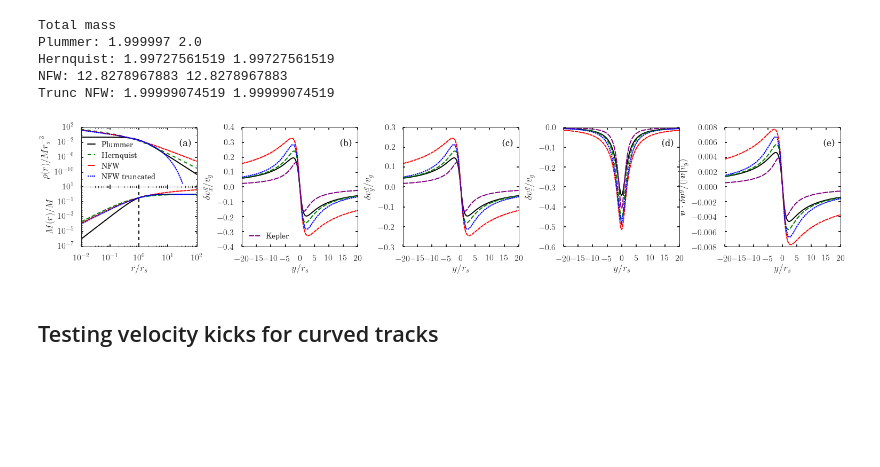
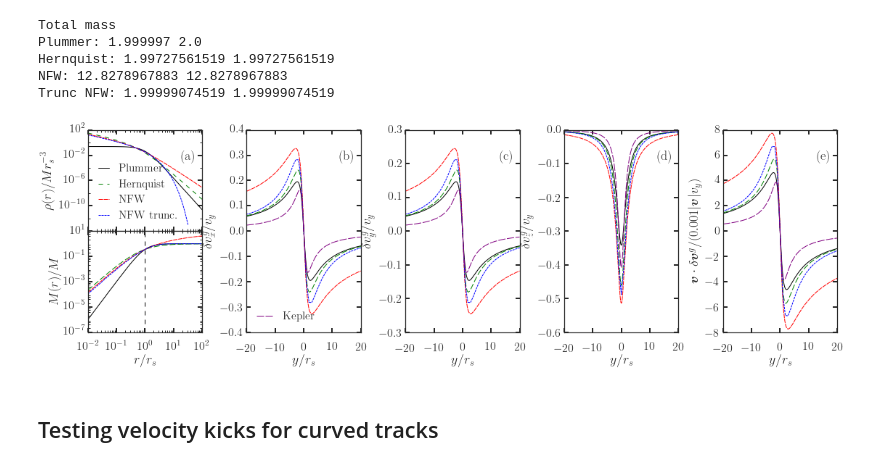
Before and after one commit to jobovy/streamgap-aa, a Jupyter notebook: py/StreamGapExample.ipynb, the cells around one changed output. Saved outputs shown, nothing was run; the diff lists cells and outputs as text; code cells hidden in the pictures; blank space fills up the shorter version.

```diff
--- a/py/StreamGapExample.ipynb
+++ b/py/StreamGapExample.ipynb
@@ -203,9 +199,14 @@ Plummer: 1.999997 2.0
 Hernquist: 1.99727561519 1.99727561519
 NFW: 12.8278967883 12.8278967883
 Trunc NFW: 1.99999074519 1.99999074519
+# %%
+from matplotlib import rcParams
+rcParams['ytick.major.pad']='4'
+rcParams['axes.labelpad']='3'
+rcParams['lines.linewidth']='1'
 # %%
 vy = v[0][1]
-f=plt.figure(figsize=(25.5,4))
+f=plt.figure(figsize=(18.5,5.))
 a = [plt.subplot2grid((2,5), (i,0), colspan=1,rowspan=1) for i in range(2)]
 x = np.logspace(-2.,2.)*rs
 for i in range(2):
@@ -215,11 +216,11 @@ a[0].plot(x/rs,plummer_density(x,GM,rs)/GM*rs**3,'k',label='Plummer')
 a[0].plot(x/rs,hernquist_density(x,GM,hern_scale)/GM*rs**3,'g--',label='Hernquist')
 l,=a[0].plot(x/rs,nfw_density(x,GM,nfw_scale)/GM*rs**3,'r--',label='NFW')
 l.set_dashes([6.,1.])
-l,=a[0].plot(x/rs,map(lambda i:pot_nfw_t.dens(i,0.)/GM*rs**3,x),'b--',label='NFW truncated')
+l,=a[0].plot(x/rs,map(lambda i:pot_nfw_t.dens(i,0.)/GM*rs**3,x),'b--',label='NFW trunc.')
 l.set_dashes([3.,1.])
 a[0].set_xticklabels([])
 a[0].set_ylabel(r'$\rho(r)/M r_s^{-3}$')
-a[0].legend(loc=3,handlelength=1.,fontsize=14)
+a[0].legend(loc=3,handlelength=1.,fontsize=15.5)
 yloc = plt.LogLocator(numticks=6)
 a[0].yaxis.set_major_locator(yloc)
 a[1].plot(x/rs,plummer_mass(x,GM,rs)/GM,'k',label='Plummer')
@@ -241,44 +242,46 @@ a[0].annotate('(a)', xy=(0.95, 0.8), xycoords='axes fraction', fontsize=18,
 a = [plt.subplot2grid((2,5), (0,i), colspan=1,rowspan=2) for i in range(1,5)]
 plt.subplots_adjust(hspace=0.)
 plt.subplots_adjust(wspace=0.39)
-labels = [r'$\delta v^g_x/v_y$',r'$\delta v^g_y/v_y$',r'$\delta v^g_z/v_y$',r'$\boldsymbol{v}\cdot\delta \boldsymbol{v}^g/(|\boldsymbol{v}|v_y)$']
+labels = [r'$\delta v^g_x/v_y$',r'$\delta v^g_y/v_y$',r'$\delta v^g_z/v_y$',r'$\boldsymbol{v}\cdot\delta \boldsymbol{v}^g/(0.001|\boldsymbol{v}|v_y)$']
 for i in range(3):
     a[i].plot(y/rs,deltav_analytic[:,i]/vy,'k')
     l,=a[i].plot(y/rs,deltav_hern[:,i]/vy,'g--')
     l.set_dashes([8.,3.])
     l,=a[i].plot(y/rs,deltav_nfw[:,i]/vy,'r--')
     l.set_dashes([6.,1.])
     l,=a[i].plot(y[::20]/rs,deltav_nfw_t[:,i]/vy,'b--')
     l.set_dashes([3.,1.])
     l,=a[i].plot(y/rs,deltav_kep[:,i]/vy,color='purple',label='Kepler')
     l.set_dashes([10.,2.])
     a[i].set_xlim(-20.,20.)
     a[i].set_ylabel(labels[i])
     a[i].set_xlabel(r'$y/r_s$')
-a[0].legend(loc=3,fontsize=14,handlelength=1.5)
-a[3].plot(y/rs,np.sum(v*deltav_analytic,axis=1)/vy/np.sqrt(np.sum(v*v)),'k',label='Plummer')
-l,=a[3].plot(y/rs,np.sum(v*deltav_hern,axis=1)/vy/np.sqrt(np.sum(v*v)),'g--',label='Hernquist')
+a[0].legend(loc=3,fontsize=15.5,handlelength=1.5)
+a[3].plot(y/rs,np.sum(v*deltav_analytic,axis=1)/vy/np.sqrt(np.sum(v*v))*1000.,'k',label='Plummer')
+l,=a[3].plot(y/rs,np.sum(v*deltav_hern,axis=1)/vy/np.sqrt(np.sum(v*v))*1000.,'g--',label='Hernquist')
 l.set_dashes([8.,3.])
-l,=a[3].plot(y/rs,np.sum(v*deltav_nfw,axis=1)/vy/np.sqrt(np.sum(v*v)),'r--',label='NFW')
+l,=a[3].plot(y/rs,np.sum(v*deltav_nfw,axis=1)/vy/np.sqrt(np.sum(v*v))*1000.,'r--',label='NFW')
 l.set_dashes([6.,1.])
-l,=a[3].plot(y[::20]/rs,np.sum(v[::20]*deltav_nfw_t,axis=1)/vy/np.sqrt(np.sum(v*v)),'b--',label='NFW truncated')
+l,=a[3].plot(y[::20]/rs,np.sum(v[::20]*deltav_nfw_t,axis=1)/vy/np.sqrt(np.sum(v*v))*1000.,'b--',label='NFW truncated')
 l.set_dashes([3.,1.])
-l,=a[3].plot(y/rs,np.sum(v*deltav_kep,axis=1)/vy/np.sqrt(np.sum(v*v)),color='purple',ls='--',label='Kepler')
+l,=a[3].plot(y/rs,np.sum(v*deltav_kep,axis=1)/vy/np.sqrt(np.sum(v*v))*1000.,color='purple',ls='--',label='Kepler')
 l.set_dashes([10.,2.])
 a[3].set_xlim(-20.,20.)
 a[3].set_ylabel(labels[3])
 a[3].set_xlabel(r'$y/r_s$')
+for i in a:
+    i.xaxis.set_major_locator(MaxNLocator(5))
 a[0].annotate('(b)', xy=(0.95, 0.9), xycoords='axes fraction', fontsize=18,
                 horizontalalignment='right', verticalalignment='top')
 a[1].annotate('(c)', xy=(0.95, 0.9), xycoords='axes fraction', fontsize=18,
                 horizontalalignment='right', verticalalignment='top')
 a[2].annotate('(d)', xy=(0.95, 0.9), xycoords='axes fraction', fontsize=18,
                 horizontalalignment='right', verticalalignment='top')
 a[3].annotate('(e)', xy=(0.95, 0.9), xycoords='axes fraction', fontsize=18,
                 horizontalalignment='right', verticalalignment='top')
-plt.savefig('../paper/fig2_nfw_plummer_comparison.pdf',bbox_inches='tight')
+plt.savefig('../paper/plots/fig2_nfw_plummer_comparison.pdf',bbox_inches='tight')
 # %% [output]
-[figure, old version]
+[figure, new version]
 # %% [markdown]
 ## Testing velocity kicks for curved tracks
 # %% [markdown]
```
Also changed, not shown: parts of 12 cells of this notebook, 22 other files.
